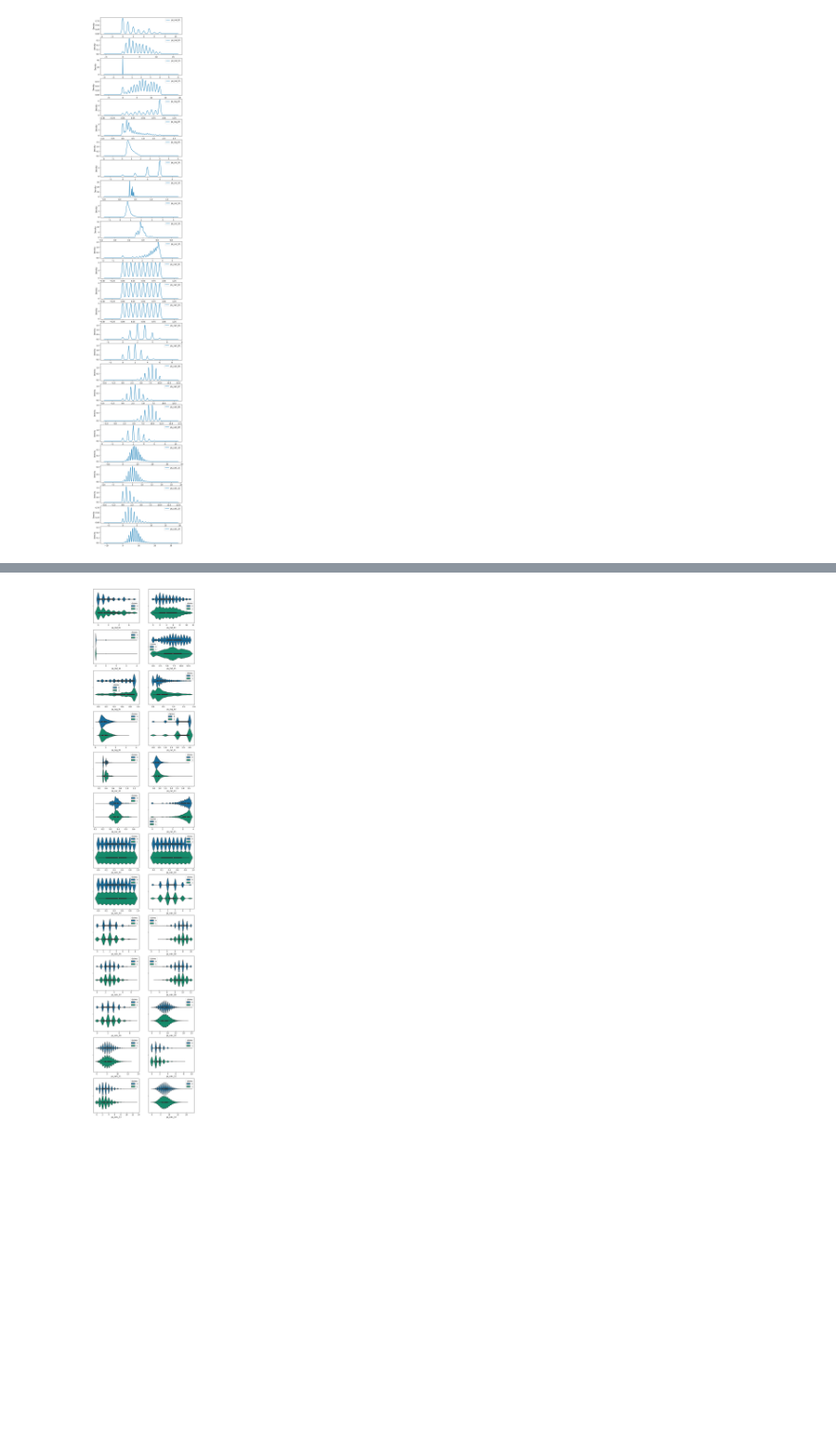
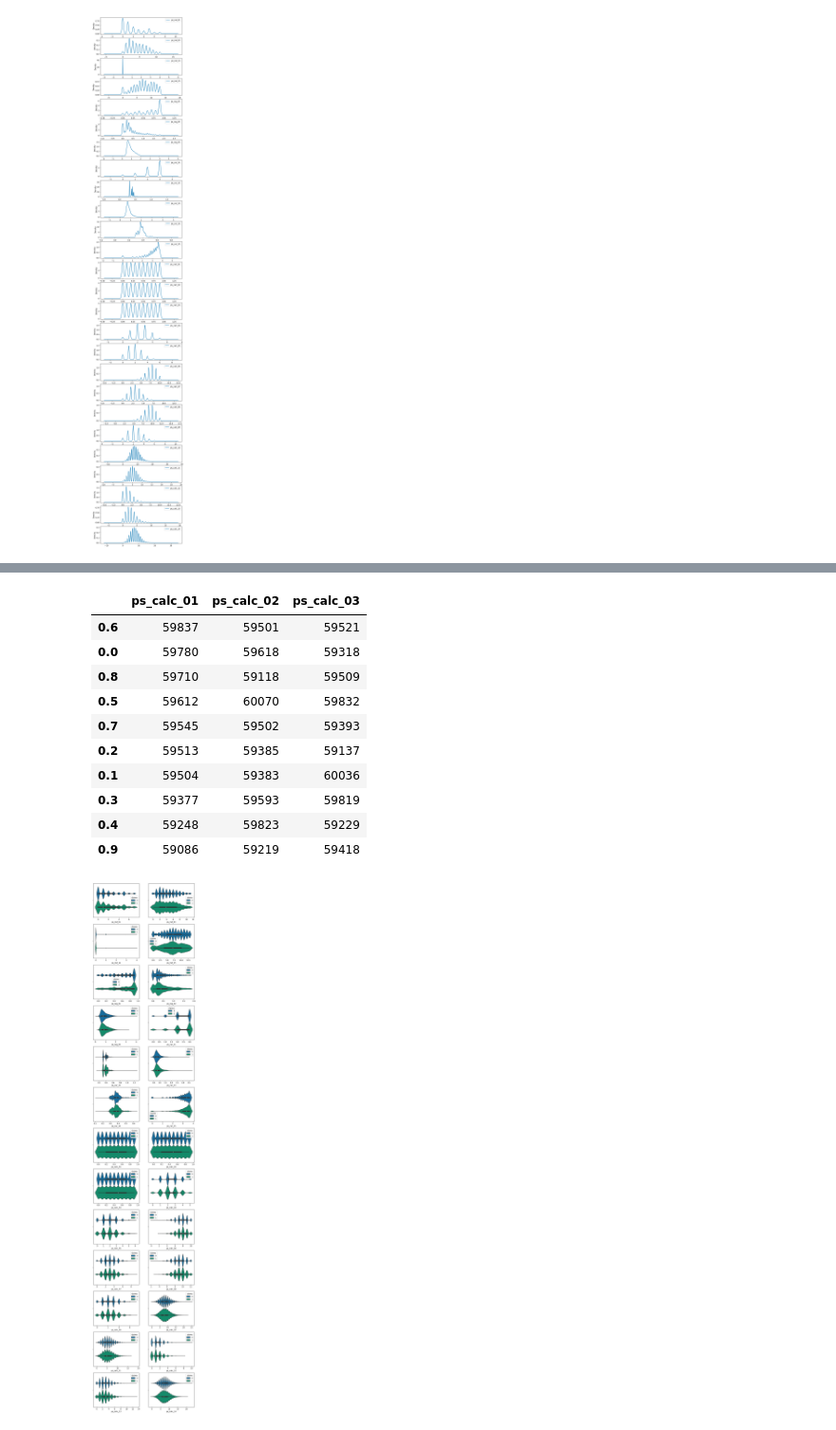
Before and after one commit to knirpsgraph/ada_portoSeguro, a Jupyter notebook: notebooks/01_EDA_integrated.ipynb, the cells around one changed output, grey strips where cells are left out. Shown at 95% size. Saved outputs shown, nothing was run; the diff lists cells and outputs as text; code cells hidden in the pictures; blank space fills up the shorter version.

```diff
--- a/notebooks/01_EDA_integrated.ipynb
+++ b/notebooks/01_EDA_integrated.ipynb
@@ -201,3 +211,25 @@ the graphics show very good if variables are ordinal or distinct.
+# %%
+# a closer look on those variables:
+columns = ['ps_calc_01','ps_calc_02', 'ps_calc_03']
+
+vc_table = pd.concat(
+    [df[col].value_counts().rename(col) for col in columns],
+    axis=1
+)
+
+vc_table.fillna(0).astype(int)
+# %% [output]
+|  | ps_calc_01 | ps_calc_02 | ps_calc_03 |
+| 0.6 | 59837 | 59501 | 59521 |
+| 0.0 | 59780 | 59618 | 59318 |
+| 0.8 | 59710 | 59118 | 59509 |
+| 0.5 | 59612 | 60070 | 59832 |
+| 0.7 | 59545 | 59502 | 59393 |
+| 0.2 | 59513 | 59385 | 59137 |
+| 0.1 | 59504 | 59383 | 60036 |
+| 0.3 | 59377 | 59593 | 59819 |
+| 0.4 | 59248 | 59823 | 59229 |
+| 0.9 | 59086 | 59219 | 59418 |
 # %%
 # interaction with target variable
 fig, axes = plt.subplots(13, 2, figsize=(10, 52))
```
Also changed, not shown: parts of 3 cells of this notebook.
